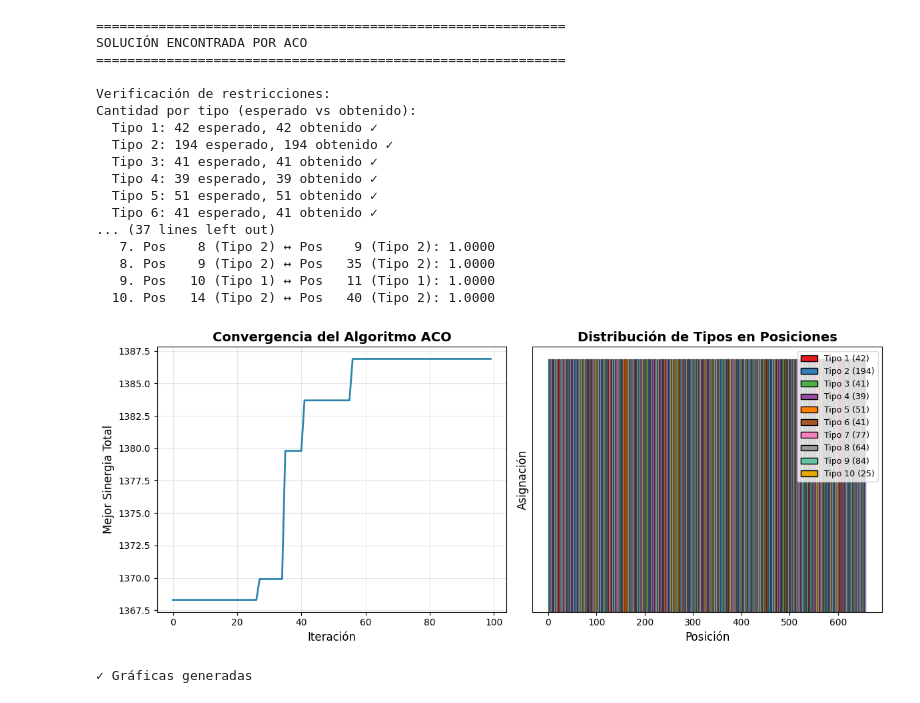
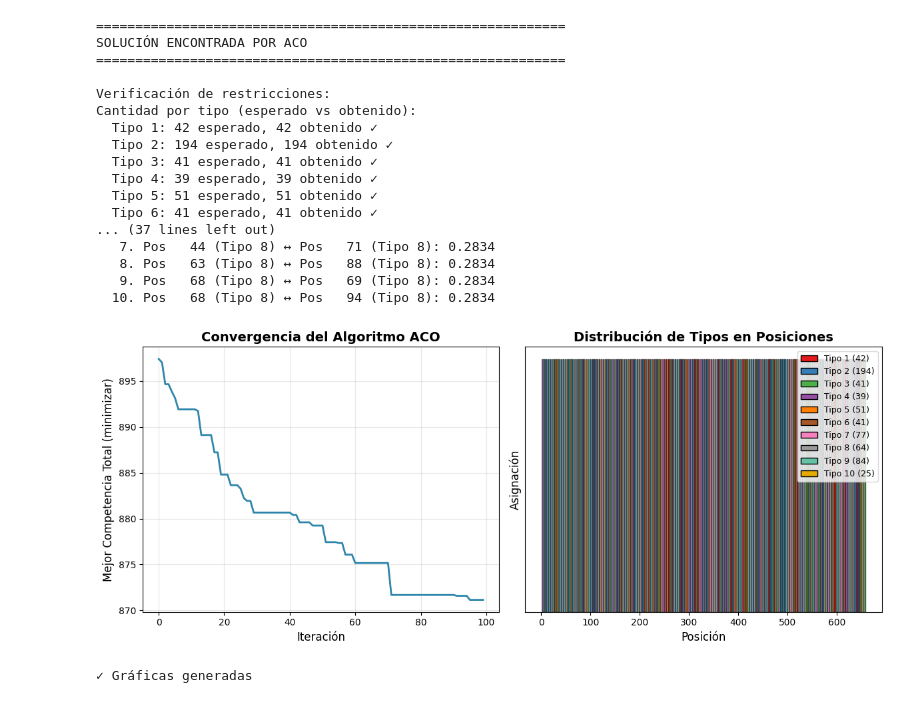
Before and after one commit to ReneCumplidoF/reto_opti, a Jupyter notebook: algoritmo_hormigas.ipynb, the cells around one changed output. Drawn from its saved outputs; the diff is of its cells as text; code cells hidden in the pictures.

Commit message:
orden en carpetas y competencia

```diff
--- a/algoritmo_hormigas.ipynb
+++ b/algoritmo_hormigas.ipynb
@@ -656,25 +650,25 @@ for j in range(min(20, n_nodos)):
     tipo = np.argmax(mejor_asignacion[j]) + 1  # +1 para mostrar tipos 1-10
     print(f"  Posición {j+1:2d} → Tipo {tipo}")
 
-# Calcular sinergia detallada
-print(f"\nSinergia total máxima: {-mejor_costo:.4f}")
+# Calcular competencia detallada
+print(f"\nCompetencia total mínima: {mejor_costo:.4f}")
 
-# Desglose de sinergias por arista
-print("\nDesglose de sinergias (solo aristas con sinergia > 0):")
-sinergia_por_arista = []
+# Desglose de competencias por arista
+print("\nDesglose de competencias (solo aristas con competencia < 0.5, es decir, baja competencia):")
+competencia_por_arista = []
 for i, j in edges:
     tipo_i = np.argmax(mejor_asignacion[i])
     tipo_j = np.argmax(mejor_asignacion[j])
-    sin_val = sinergia[tipo_i, tipo_j]
-    if sin_val > 0:
-        sinergia_por_arista.append((i+1, j+1, tipo_i+1, tipo_j+1, sin_val))
+    comp_val = competencia[tipo_i, tipo_j]
+    if comp_val < 0.5:  # mostrar solo bajas competencias (buenas combinaciones)
+        competencia_por_arista.append((i+1, j+1, tipo_i+1, tipo_j+1, comp_val))
 
-# Ordenar por sinergia descendente
-sinergia_por_arista.sort(key=lambda x: x[4], reverse=True)
+# Ordenar por competencia ascendente (las mejores primero)
+competencia_por_arista.sort(key=lambda x: x[4])
 
-print(f"Top 10 mejores sinergias:")
-for idx, (pos_i, pos_j, tipo_i, tipo_j, sin_val) in enumerate(sinergia_por_arista[:10], 1):
-    print(f"  {idx:2d}. Pos {pos_i:4d} (Tipo {tipo_i}) ↔ Pos {pos_j:4d} (Tipo {tipo_j}): {sin_val:.4f}")
+print(f"Top 10 mejores combinaciones (menor competencia):")
+for idx, (pos_i, pos_j, tipo_i, tipo_j, comp_val) in enumerate(competencia_por_arista[:10], 1):
+    print(f"  {idx:2d}. Pos {pos_i:4d} (Tipo {tipo_i}) ↔ Pos {pos_j:4d} (Tipo {tipo_j}): {comp_val:.4f}")
 # %% [output]
 ============================================================
 SOLUCIÓN ENCONTRADA POR ACO
@@ -689,10 +683,10 @@ Cantidad por tipo (esperado vs obtenido):
   Tipo 5: 51 esperado, 51 obtenido ✓
   Tipo 6: 41 esperado, 41 obtenido ✓
 ... (37 lines left out)
-   7. Pos    8 (Tipo 2) ↔ Pos    9 (Tipo 2): 1.0000
-   8. Pos    9 (Tipo 2) ↔ Pos   35 (Tipo 2): 1.0000
-   9. Pos   10 (Tipo 1) ↔ Pos   11 (Tipo 1): 1.0000
-  10. Pos   14 (Tipo 2) ↔ Pos   40 (Tipo 2): 1.0000
+   7. Pos   44 (Tipo 8) ↔ Pos   71 (Tipo 8): 0.2834
+   8. Pos   63 (Tipo 8) ↔ Pos   88 (Tipo 8): 0.2834
+   9. Pos   68 (Tipo 8) ↔ Pos   69 (Tipo 8): 0.2834
+  10. Pos   68 (Tipo 8) ↔ Pos   94 (Tipo 8): 0.2834
 # %%
 import matplotlib.pyplot as plt
 
@@ -701,43 +695,43 @@ plt.figure(figsize=(12, 5))
 
 # Subplot 1: Evolución del mejor fitness (usar historial_costos)
 plt.subplot(1, 2, 1)
-plt.plot([-c for c in historial_costos], linewidth=2, color='#2E86AB')  # mostrar sinergia (valor positivo)
+plt.plot(historial_costos, linewidth=2, color='#2E86AB')  # mostrar competencia (minimizar)
 plt.xlabel('Iteración', fontsize=12)
-plt.ylabel('Mejor Sinergia Total', fontsize=12)
+plt.ylabel('Mejor Competencia Total (minimizar)', fontsize=12)
 plt.title('Convergencia del Algoritmo ACO', fontsize=14, fontweight='bold')
 plt.grid(True, alpha=0.3)
-plt.tight_layout()
 
 # Subplot 2: Distribución de tipos por posición
 plt.subplot(1, 2, 2)
 posiciones = np.arange(1, n_nodos + 1)
 # Paleta de 10 colores para los 10 tipos (ajustable si n_tipos != 10)
 colores = ['#E41A1C', '#377EB8', '#4DAF4A', '#984EA3', '#FF7F00', '#A65628', '#F781BF', '#999999', '#66C2A5', '#E6AB02']
 # Asegurar que haya suficientes colores
 if len(colores) < n_tipos:
     # extender con un ciclo de colores
     while len(colores) < n_tipos:
         colores += colores
     colores = colores[:n_tipos]
 
 mejor_solucion_vector = np.argmax(mejor_asignacion, axis=1)
 tipo_colores = [colores[mejor_solucion_vector[j]] for j in range(n_nodos)]
 
 plt.bar(posiciones, [1]*n_nodos, color=tipo_colores, edgecolor='black', linewidth=0.2)
 plt.xlabel('Posición', fontsize=12)
 plt.ylabel('Asignación', fontsize=12)
 plt.title('Distribución de Tipos en Posiciones', fontsize=14, fontweight='bold')
 plt.yticks([])
 
 # Leyenda
 from matplotlib.patches import Patch
 legend_elements = [Patch(facecolor=colores[i], edgecolor='black', label=f'Tipo {i+1} ({plantas_existentes_por_tipo[i]})') for i in range(n_tipos)]
 plt.legend(handles=legend_elements, loc='upper right', fontsize=9)
 
+# Aplicar tight_layout UNA VEZ al final, después de crear ambos subplots
 plt.tight_layout()
 plt.show()
 
 print("\n✓ Gráficas generadas")
 # %% [output]
-[figure, old version]
+[figure, new version]
 ✓ Gráficas generadas
```
Also changed, not shown: parts of 2 cells of this notebook, 26 other files.
